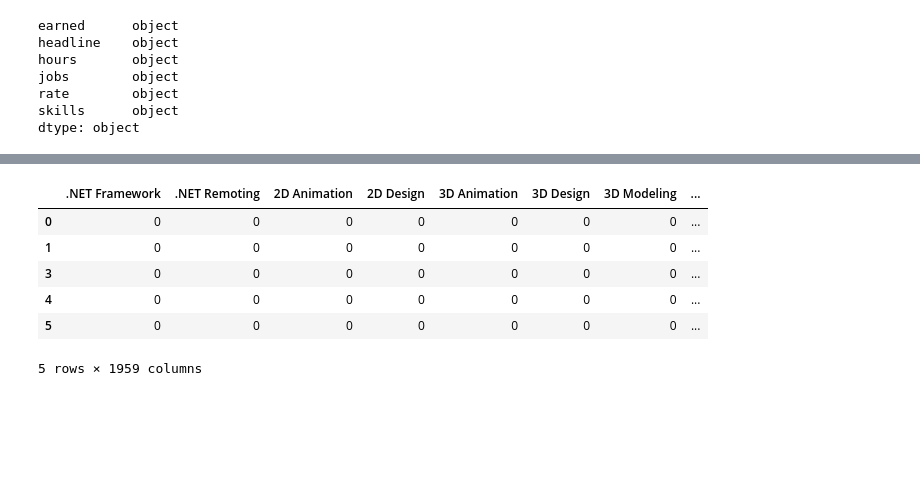
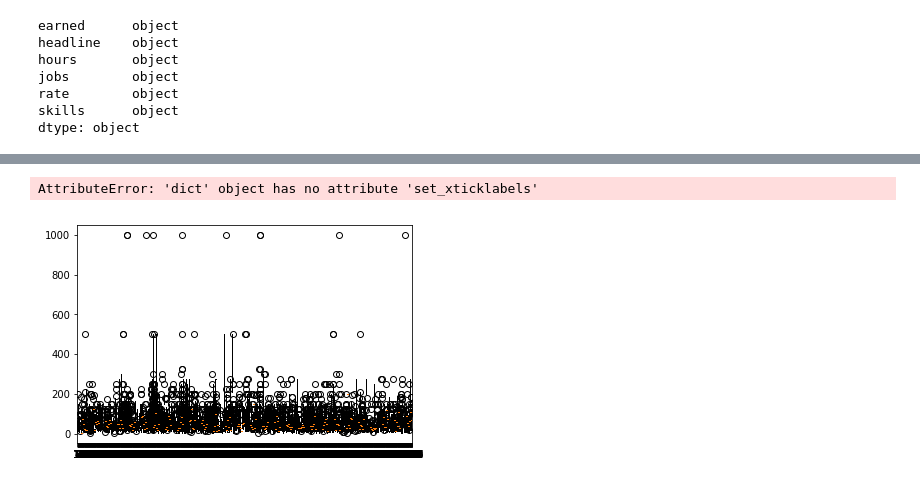
Before and after one commit to davidmasse/freelancer-rates, a Jupyter notebook: regress.ipynb, the cells around one changed output, grey strips where cells are left out. Saved outputs shown, nothing was run; the diff lists cells and outputs as text; code cells hidden in the pictures; blank space fills up the shorter version.

```diff
--- a/regress.ipynb
+++ b/regress.ipynb
@@ -101,2 +119,2 @@ df.shape
 # %%
-df = df[df.rate < 200]
+# df = df[df.rate < 200]
@@ -127,0 +162,2 @@ skills_df = df['skills'].str.join('|').str.get_dummies()
+# %%
+rate = copy.deepcopy(df.rate)
@@ -127,0 +178,2 @@ skills_df = df['skills'].str.join('|').str.get_dummies()
+# %%
+rate = rate.reset_index(drop = True)
@@ -131,0 +198,2 @@ df.shape
+# %%
+combined = pd.concat([skills_df, rate], axis = 1, sort = False)
@@ -136,13 +298,10 @@ sum(skills_df.iloc[0, :])
-# %%
-skills_df.head()
-# %% [output]
-|  | .NET Framework | .NET Remoting | 2D Animation | 2D Design | 3D Animation | 3D Design | 3D Modeling | ... |
-| 0 | 0 | 0 | 0 | 0 | 0 | 0 | 0 | ... |
-| 1 | 0 | 0 | 0 | 0 | 0 | 0 | 0 | ... |
-| 3 | 0 | 0 | 0 | 0 | 0 | 0 | 0 | ... |
-| 4 | 0 | 0 | 0 | 0 | 0 | 0 | 0 | ... |
-| 5 | 0 | 0 | 0 | 0 | 0 | 0 | 0 | ... |
-5 rows × 1959 columns
+# %%
+bplot = plt.boxplot(skill_rates)
+bplot.set_xticklabels(combined.columns[0:-1])
+bplot.set_ylim([0,200])
+# %% [output]
+AttributeError: 'dict' object has no attribute 'set_xticklabels'
+[figure, added]
 # %%
 km = KModes(n_clusters=12, init='Huang', n_init=6, verbose=1)
 clusters = km.fit_predict(skills_df)
```
Also changed, not shown: parts of 77 cells of this notebook, 1 other file.
